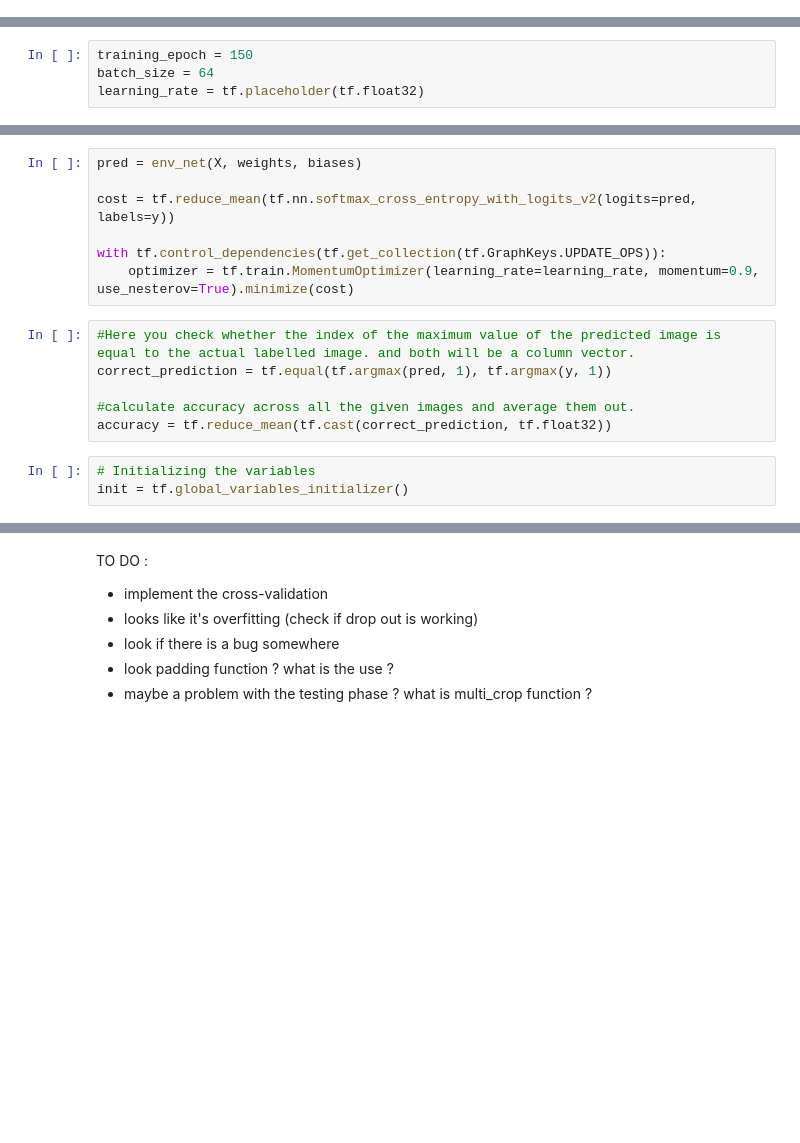
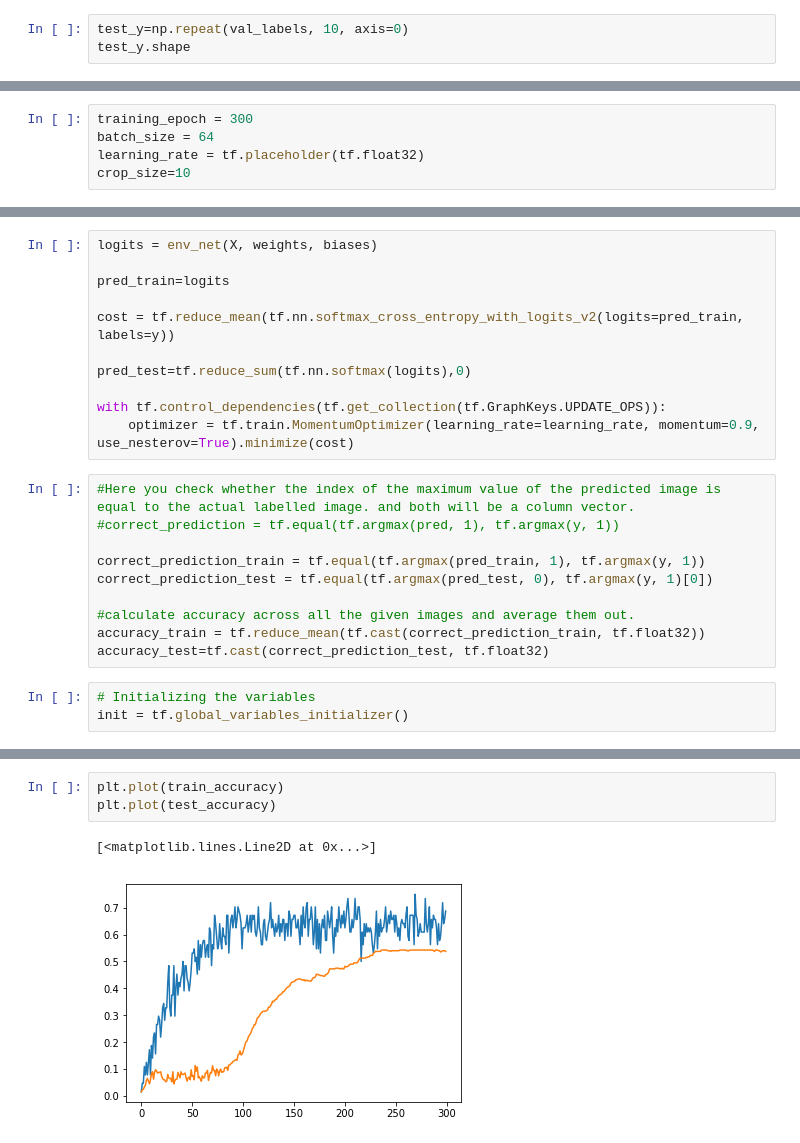
Before and after one commit to vbourgea/CSED490T_speaker-project, a Jupyter notebook: ESC_perla.ipynb, the cells around one changed output, grey strips where cells are left out. Saved outputs shown, nothing was run; the diff lists cells and outputs as text; blank space fills up the shorter version.

```diff
--- a/ESC_perla.ipynb
+++ b/ESC_perla.ipynb
@@ -92,0 +102,3 @@ len(test_y[1])
+# %%
+test_y=np.repeat(val_labels, 10, axis=0)
+test_y.shape
@@ -112,9 +129,10 @@ is_training = tf.placeholder(tf.bool)
 # %% [markdown]
 ## Hyperparameters
 # %%
-training_epoch = 150
+training_epoch = 300
 batch_size = 64
 learning_rate = tf.placeholder(tf.float32)
+crop_size=10
 # %%
 def lr(epoch):
     if (0<=epoch<=80):
@@ -210,18 +228,26 @@ def env_net(x, weights, biases):
 init_momentum = 0.9
 momentum = tf.Variable(init_momentum, trainable=False)
 # %%
-pred = env_net(X, weights, biases)
+logits = env_net(X, weights, biases)
 
-cost = tf.reduce_mean(tf.nn.softmax_cross_entropy_with_logits_v2(logits=pred, labels=y))
+pred_train=logits
+
+cost = tf.reduce_mean(tf.nn.softmax_cross_entropy_with_logits_v2(logits=pred_train, labels=y))
+
+pred_test=tf.reduce_sum(tf.nn.softmax(logits),0)
 
 with tf.control_dependencies(tf.get_collection(tf.GraphKeys.UPDATE_OPS)):
     optimizer = tf.train.MomentumOptimizer(learning_rate=learning_rate, momentum=0.9, use_nesterov=True).minimize(cost)
 # %%
 #Here you check whether the index of the maximum value of the predicted image is equal to the actual labelled image. and both will be a column vector.
-correct_prediction = tf.equal(tf.argmax(pred, 1), tf.argmax(y, 1))
+#correct_prediction = tf.equal(tf.argmax(pred, 1), tf.argmax(y, 1))
+
+correct_prediction_train = tf.equal(tf.argmax(pred_train, 1), tf.argmax(y, 1))
+correct_prediction_test = tf.equal(tf.argmax(pred_test, 0), tf.argmax(y, 1)[0])
 
 #calculate accuracy across all the given images and average them out.
-accuracy = tf.reduce_mean(tf.cast(correct_prediction, tf.float32))
+accuracy_train = tf.reduce_mean(tf.cast(correct_prediction_train, tf.float32))
+accuracy_test=tf.cast(correct_prediction_test, tf.float32)
 # %%
 # Initializing the variables
 init = tf.global_variables_initializer()
@@ -284,7 +319,6 @@ Testing Accuracy: 0.73438
-# %% [markdown]
-TO DO :
-- implement the cross-validation
-- looks like it's overfitting (check if drop out is working)
-- look if there is a bug somewhere
-- look padding function ? what is the use ?
-- maybe a problem with the testing phase ? what is multi_crop function ?
+# %%
+plt.plot(train_accuracy)
+plt.plot(test_accuracy)
+# %% [output]
+[<matplotlib.lines.Line2D at 0x...>]
+[figure, added]
```
Also changed, not shown: parts of 21 cells of this notebook.
